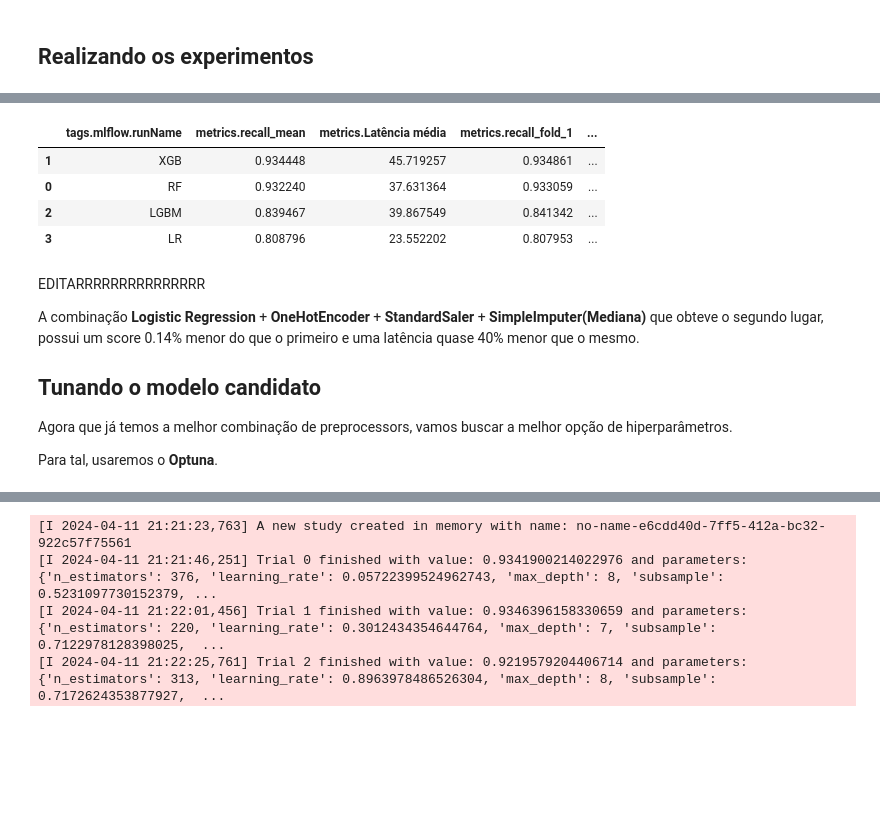
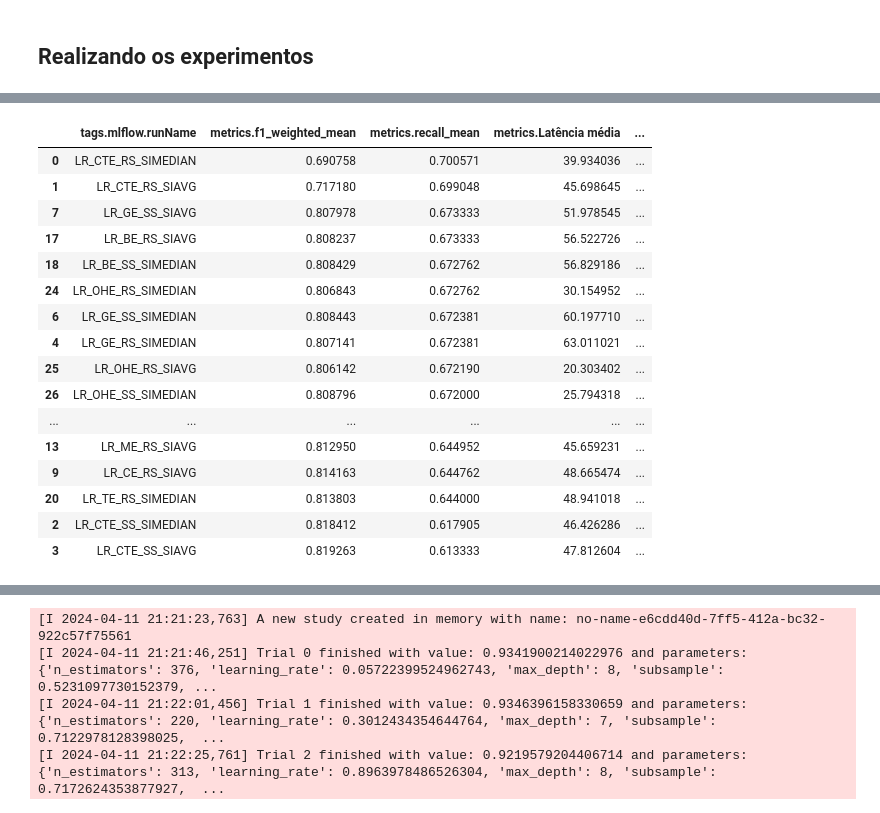
Before and after one commit to dnsrsdata/preditor_fraude, a Jupyter notebook: notebooks/model_experimentation.ipynb, the cells around one changed output, grey strips where cells are left out. Cells and saved outputs as stored; diff of their text form; code cells hidden in the pictures; blank space fills up the shorter version.

Commit message:
Selecionando novos modelos para comparação

```diff
--- a/notebooks/model_experimentation.ipynb
+++ b/notebooks/model_experimentation.ipynb
@@ -447,6 +458,6 @@ Dado esses aspectos, a Regressão Logística é a melhor opção.
 # %%
-# Criando/acessando o experimento
-mlflow.set_experiment('Comparando regressões')
+## Criando/acessando o experimento
+#mlflow.set_experiment('Comparando regressões')
 #
 ## Iniciando os experimentos com regressões
 #for tag_encoder, encoder in dict_encoders.items():
@@ -504,6 +515,12 @@ mlflow.set_experiment('Comparando regressões')
 #                # Salvando as métricas
 #                mlflow.log_metric('recall_mean', mean_score)
 #
+#                # Salvando o f1 weighted
+#                mean_f1 = cross_val_score(pipe, x_treino, y_treino, cv=kf, scoring='f1_weighted').mean()
+#
+#                # Salvando a métrica do f1
+#                mlflow.log_metric('f1_weighted_mean', mean_f1)
+#
 #                # Treinando o algoritmo
 #                pipe.fit(x_treino, y_treino)
 #
@@ -539,29 +572,31 @@ mlflow.set_experiment('Comparando regressões')
 # %%
 # Definindo as colunas de interesse
-colunas_para_buscar = ["tags.mlflow.runName", 'metrics.recall_mean',
-                       'metrics.Latência média', 'metrics.recall_fold_1',
-                       'metrics.recall_fold_2', 'metrics.recall_fold_3',
-                       'metrics.recall_fold_4', 'metrics.recall_fold_5']
+colunas_para_buscar = ["tags.mlflow.runName", 'metrics.f1_weighted_mean',
+                       'metrics.recall_mean', 'metrics.Latência média',
+                       'metrics.recall_fold_1', 'metrics.recall_fold_2',
+                       'metrics.recall_fold_3', 'metrics.recall_fold_4',
+                       'metrics.recall_fold_5']
 
 # Buscando os melhores modelos
 runs = mlflow.search_runs()[colunas_para_buscar]
 
 # Ordenando por recall médio
 runs.sort_values(by="metrics.recall_mean", ascending=False)
 # %% [output]
-|  | tags.mlflow.runName | metrics.recall_mean | metrics.Latência média | metrics.recall_fold_1 | ... |
-| 1 | XGB | 0.934448 | 45.719257 | 0.934861 | ... |
-| 0 | RF | 0.932240 | 37.631364 | 0.933059 | ... |
-| 2 | LGBM | 0.839467 | 39.867549 | 0.841342 | ... |
-| 3 | LR | 0.808796 | 23.552202 | 0.807953 | ... |
+|  | tags.mlflow.runName | metrics.f1_weighted_mean | metrics.recall_mean | metrics.Latência média | ... |
+| 0 | LR_CTE_RS_SIMEDIAN | 0.690758 | 0.700571 | 39.934036 | ... |
+| 1 | LR_CTE_RS_SIAVG | 0.717180 | 0.699048 | 45.698645 | ... |
+| 7 | LR_GE_SS_SIAVG | 0.807978 | 0.673333 | 51.978545 | ... |
+| 17 | LR_BE_RS_SIAVG | 0.808237 | 0.673333 | 56.522726 | ... |
+| 18 | LR_BE_SS_SIMEDIAN | 0.808429 | 0.672762 | 56.829186 | ... |
+| 24 | LR_OHE_RS_SIMEDIAN | 0.806843 | 0.672762 | 30.154952 | ... |
+| 6 | LR_GE_SS_SIMEDIAN | 0.808443 | 0.672381 | 60.197710 | ... |
+| 4 | LR_GE_RS_SIMEDIAN | 0.807141 | 0.672381 | 63.011021 | ... |
+| 25 | LR_OHE_RS_SIAVG | 0.806142 | 0.672190 | 20.303402 | ... |
+| 26 | LR_OHE_SS_SIMEDIAN | 0.808796 | 0.672000 | 25.794318 | ... |
+| ... | ... | ... | ... | ... | ... |
+| 13 | LR_ME_RS_SIAVG | 0.812950 | 0.644952 | 45.659231 | ... |
+| 9 | LR_CE_RS_SIAVG | 0.814163 | 0.644762 | 48.665474 | ... |
+| 20 | LR_TE_RS_SIMEDIAN | 0.813803 | 0.644000 | 48.941018 | ... |
+| 2 | LR_CTE_SS_SIMEDIAN | 0.818412 | 0.617905 | 46.426286 | ... |
+| 3 | LR_CTE_SS_SIAVG | 0.819263 | 0.613333 | 47.812604 | ... |
-# %% [markdown]
-EDITARRRRRRRRRRRRRRR
-
-A combinação **Logistic Regression** + **OneHotEncoder** + **StandardSaler** + **SimpleImputer(Mediana)** que obteve o segundo lugar, possui um score 0.14% menor do que o primeiro e uma latência quase 40% menor que o mesmo.
-
-## Tunando o modelo candidato
-
-Agora que já temos a melhor combinação de preprocessors, vamos buscar a melhor
-opção de hiperparâmetros.
-
-Para tal, usaremos o **Optuna**.
```
Also changed, not shown: parts of 8 cells of this notebook.
